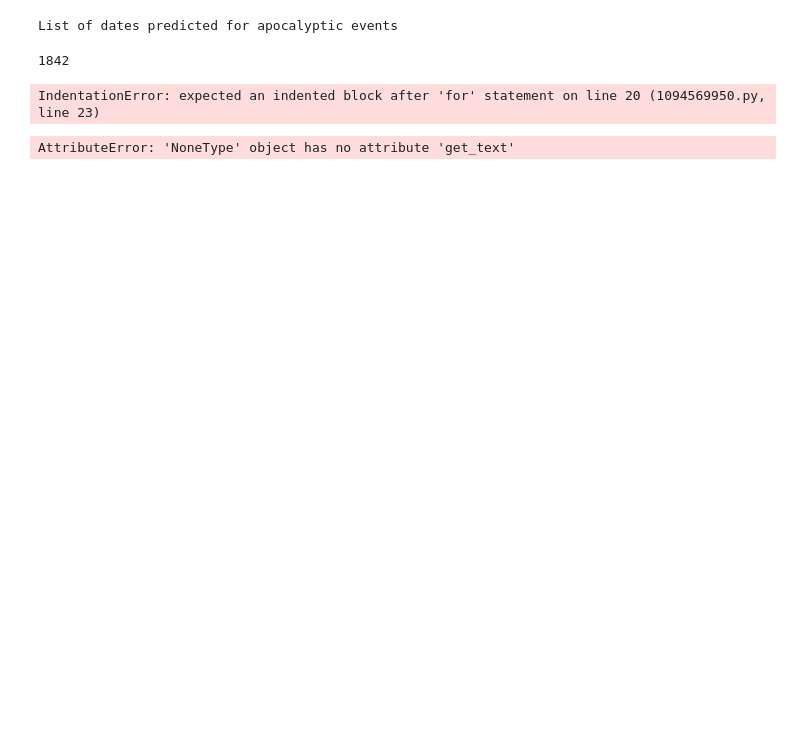
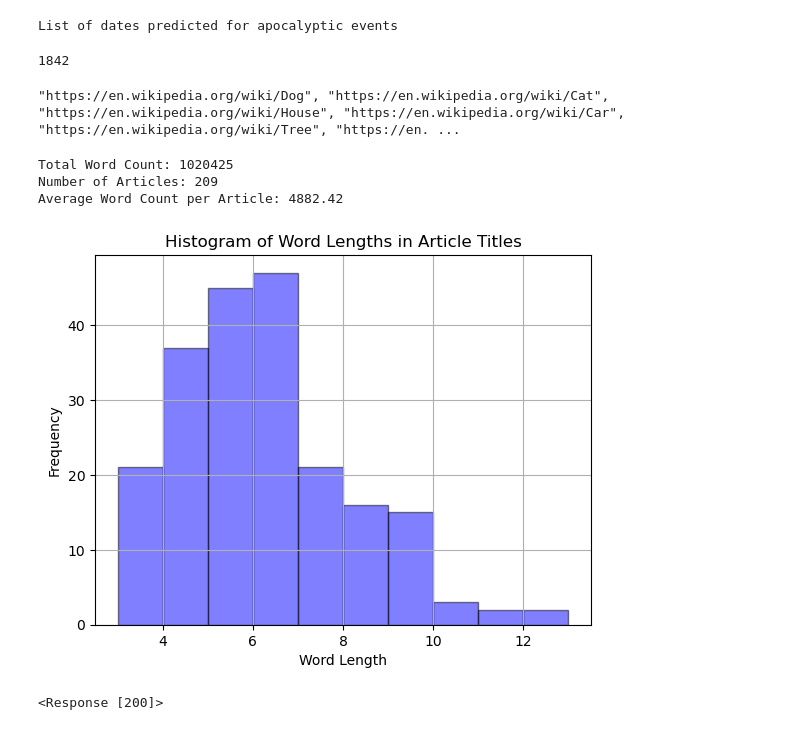
Before and after one commit to Nate206/DataScience1, a Jupyter notebook: CodeTemplates/WebScraping.ipynb, the cells around one changed output. Cells and saved outputs as stored; diff of their text form; code cells hidden in the pictures; blank space fills up the shorter version.

```diff
--- a/CodeTemplates/WebScraping.ipynb
+++ b/CodeTemplates/WebScraping.ipynb
@@ -30,17 +31,32 @@ nouns = [
     "Child", "Friend", "Family", "Food", "Water", "Milk", "Coffee", "Tea", "Juice", "Bread",
     "Rice", "Meat", "Fish", "Chicken", "Vegetable", "Fruit", "Apple", "Banana", "Orange", "Tomato",
     "Potato", "Cheese", "Egg", "Sugar", "Salt", "Pepper", "Music", "Movie", "Art", "Dance", "Song",
-    "Game", "Puzzle", "Toy", "Beach", "Vacation", "Trip", "Party", "Wedding", "Birthday", "Holiday"
+    "Game", "Puzzle", "Toy", "Beach", "Vacation", "Trip", "Party", "Wedding", "Birthday", "Holiday","Elephant", "Giraffe", "Lion", "Tiger", "Bear", "Fox", "Kangaroo", "Koala", "Panda", "Zebra", "Butterfly",
+    "Dragonfly", "Ladybug", "Bee", "Ant", "Spider", "Snake", "Lizard", "Crocodile", "Octopus", "Dolphin",
+    "Starfish", "Seashell", "Coral", "Volcano", "Desert", "Glacier", "Canyon", "Waterfall", "River", "Lake",
+    "Pond", "Island", "Mountain", "Valley", "Forest", "Jungle", "Prairie", "Meadow", "Canyon", "Swamp", "Ocean",
+    "Beach", "Sunrise", "Sunset", "Rainbow", "Cloud", "Storm", "Lightning", "Thunder", "Snow", "Rain", "Wind",
+    "Fog", "Mist", "Horizon", "Galaxy", "Star", "Comet", "Telescope", "Astronaut", "Spaceship", "Satellite", "UFO",
+    "Planet", "Moon", "Mars", "Earth", "Sun", "Star", "Universe", "Solar System", "Atmosphere", "Gravity", "Meteor",
+    "Crater", "Observatory", "Aurora", "Nebula", "Black Hole", "Quasar", "Supernova", "Asteroid", "Galaxy",
+    "Constellation", "Spacesuit", "Alien", "Abduction", "Crop_Circle", "Pyramid", "Sphinx", "Tomb", "Temple",
+    "Castle", "Fortress", "Ruin", "Monument", "Statue", "Bridge", "Arch", "Gate", "Wall", "Tower", "Palace",
+    "Cathedral", "Basilica", "Church", "Mosque", "Synagogue",
 ]
 
 
 base_url = "https://en.wikipedia.org/wiki/"
 
-
+# Create a list of Wikipedia article URLs in the desired format
 wiki_urls = [base_url + noun for noun in nouns]
 
-for url in wiki_urls:
+# Print the list of URLs
+
+formatted_urls = ', '.join([f'"{url}"' for url in wiki_urls])
+
+# Print the formatted string
+print(formatted_urls)
 # %% [output]
-IndentationError: expected an indented block after 'for' statement on line 20 (1094569950.py, line 23)
+"https://en.wikipedia.org/wiki/Dog", "https://en.wikipedia.org/wiki/Cat", "https://en.wikipedia.org/wiki/House", "https://en.wikipedia.org/wiki/Car", "https://en.wikipedia.org/wiki/Tree", "https://en. ...
 # %%
 article_urls = [
@@ -151,14 +67,54 @@ total_word_count = 0
 num_articles = len(article_urls)
 # %%
 for url in article_urls:
+    # Send a GET request to the article URL
     response = requests.get(url)
+
     if response.status_code == 200:
         soup = BeautifulSoup(response.text, 'html.parser')
-        article_content = soup.find("div", {"id": "content"})
-        text = article_content.get_text()
-        words = text.split()
-        word_count = len(words)
-        total_word_count += word_count
-average_word_count = total_word_count / num_article
+
+        # Find the article content by selecting the paragraphs within the main article body
+        paragraphs = soup.find_all("p")
+
+        if paragraphs:
+            # Extract and preprocess the article content
+            text = " ".join(paragraph.get_text() for paragraph in paragraphs)
+
+            # Tokenize the text into words (using space as a delimiter)
+            words = text.split()
+
+            # Calculate the word count for the current article
+            word_count = len(words)
+
+            # Add the word count to the total
+            total_word_count += word_count
+
+# Calculate the average word count
+average_word_count = total_word_count / num_articles
-# %% [output]
-AttributeError: 'NoneType' object has no attribute 'get_text'
+# %%
+print(f"Total Word Count: {total_word_count}")
+print(f"Number of Articles: {num_articles}")
+print(f"Average Word Count per Article: {average_word_count:.2f}")
+# %% [output]
+Total Word Count: 1020425
+Number of Articles: 209
+Average Word Count per Article: 4882.42
+# %%
+word_lengths = [len(title) for title in nouns]
+
+# Create a histogram
+plt.hist(word_lengths, bins=10, alpha=0.5, color='b', edgecolor='black')
+plt.xlabel('Word Length')
+plt.ylabel('Frequency')
+plt.title('Histogram of Word Lengths in Article Titles')
+plt.grid(True)
+
+# Show the histogram
+plt.show()
+# %% [output]
+[figure, added]
+# %%
+newurl = "https://www.scrapethissite.com/pages/simple/"
+response = requests.get(newurl)
+# %% [output]
+<Response [200]>
```
Also changed, not shown: parts of 7 cells of this notebook.
